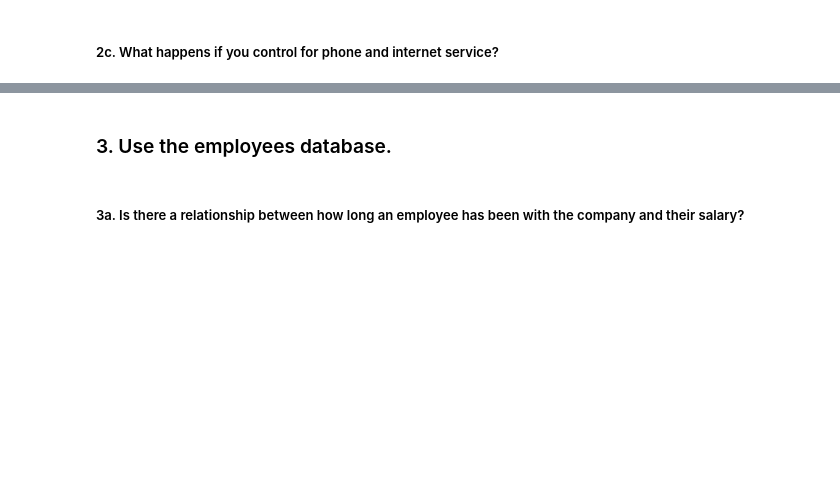
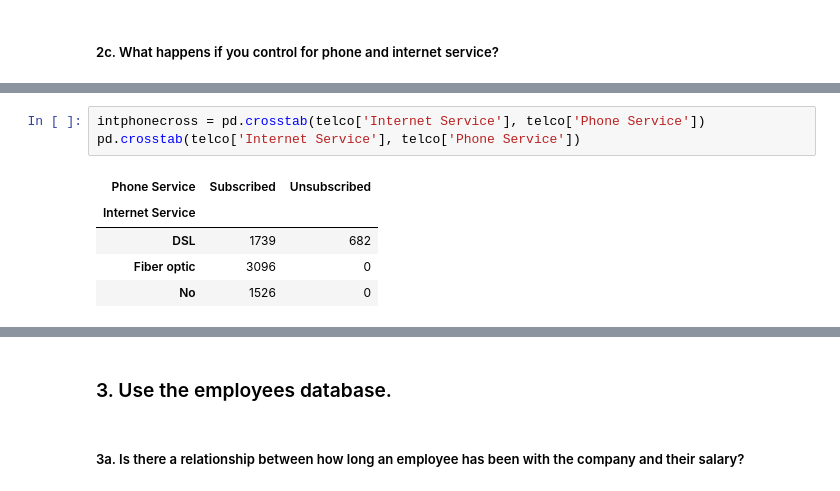
Before and after one commit to Jared-Wood135/statistics-exercises, a Jupyter notebook: hypothesis_testing.ipynb, the cells around one changed output, grey strips where cells are left out. Cells and saved outputs as stored; diff of their text form; blank space fills up the shorter version.

```diff
--- a/hypothesis_testing.ipynb
+++ b/hypothesis_testing.ipynb
@@ -277,0 +330,9 @@ Exception: Not valid dataset name and no similar found! Try: data() to see avail
+# %%
+intphonecross = pd.crosstab(telco['Internet Service'], telco['Phone Service'])
+pd.crosstab(telco['Internet Service'], telco['Phone Service'])
+# %% [output]
+| Phone Service | Subscribed | Unsubscribed |
+| Internet Service |  |  |
+| DSL | 1739 | 682 |
+| Fiber optic | 3096 | 0 |
+| No | 1526 | 0 |
```
Also changed, not shown: parts of 75 cells of this notebook, 1 other file.
